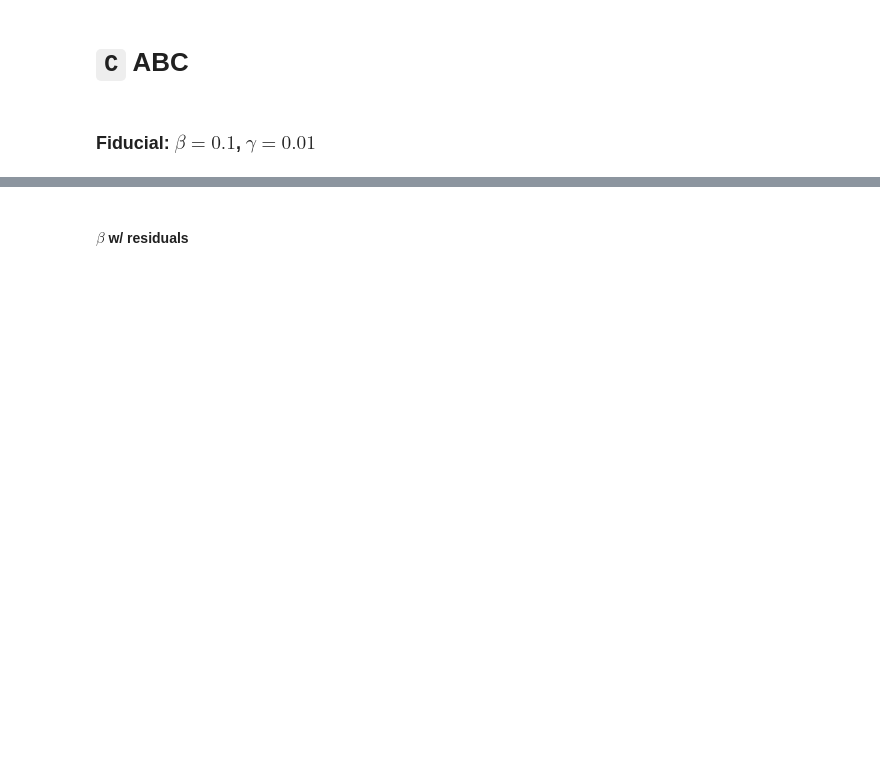
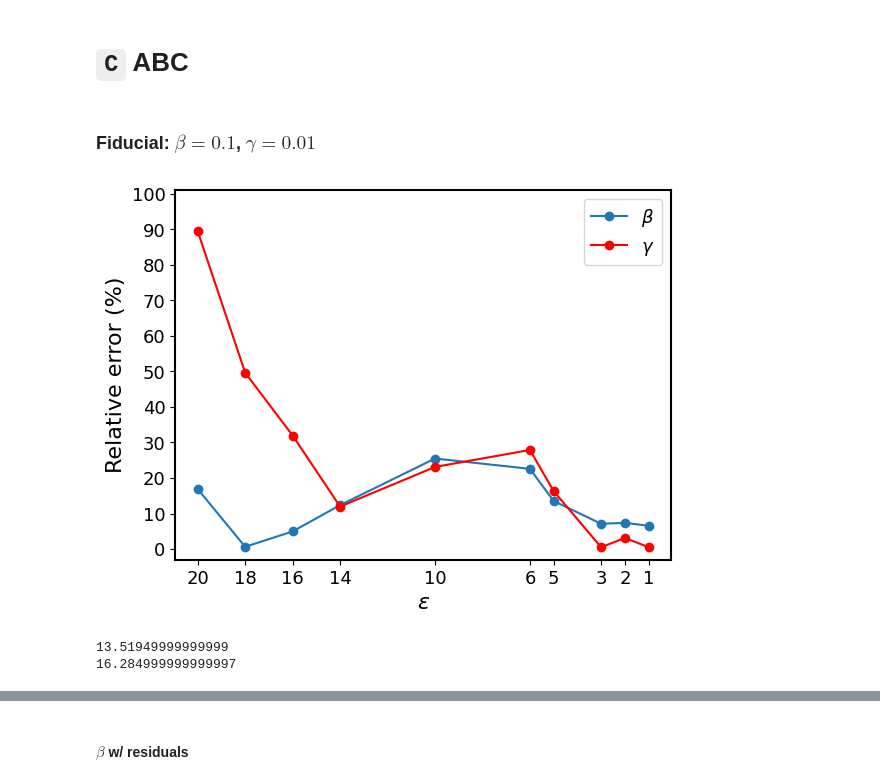
Before and after one commit to Berto70/abc_sir, a Jupyter notebook: py_code/abc_test.ipynb, the cells around one changed output, grey strips where cells are left out. Cells and saved outputs as stored; diff of their text form; code cells hidden in the pictures; blank space fills up the shorter version.

Commit message:
some new plots

```diff
--- a/py_code/abc_test.ipynb
+++ b/py_code/abc_test.ipynb
@@ -105,32 +33,42 @@ data_iter = pd.read_csv(path + 'abc_10k_iter.csv')
 # %%
-mean_betas = []
-mean_gammas = []
-
 median_betas = []
 median_gammas = []
 
-mode_betas = []
-mode_gammas = []
-
 for data in data_list:
 
-    mean_betas.append(data['beta'].mean())
-    mean_gammas.append(data['gamma'].mean())
-
-    median_betas.append(data['beta'].median())
-    median_gammas.append(data['gamma'].median())
-
-    mode_betas.append(data['beta'].mode().values[0])
-    mode_gammas.append(data['gamma'].mode().values[0])
-
-mean_betas = np.array(mean_betas)
-mean_gammas = np.array(mean_gammas)
+    median_betas.append(data['beta'][data['flag']==1].median())
+    median_gammas.append(data['gamma'][data['flag']==1].median())
 
 median_betas = np.array(median_betas)
 median_gammas = np.array(median_gammas)
-
-mode_betas = np.array(mode_betas)
-mode_gammas = np.array(mode_gammas)
+# %%
+err_beta = np.abs(median_betas - 0.1)/0.1 * 100
+err_gamma = np.abs(median_gammas - 0.01)/0.01 * 100
+
+fig, ax = plt.subplots(1,1)
+
+eps_list = [20, 18, 16, 14, 10, 6, 5, 3, 2, 1]
+# x_ticks_pos = np.linspace(20, 0, len(eps_list))
+x_ticks_pos = [20, 18, 16, 14, 10, 6, 5, 3, 2, 1]
+
+plt.plot(eps_list, err_beta, 'o-', label=r'$\beta$', color='tab:blue')
+plt.plot(eps_list, err_gamma, 'o-', label=r'$\gamma$', color='red')
+plt.xlabel(r'$\epsilon$')
+plt.ylabel('Relative error (%)')
+ax.set_ylim(-3,101)
+ax.set_yticks([0,10,20,30,40,50,60,70,80,90,100])
+ax.invert_xaxis()
+ax.set_xticks(x_ticks_pos, eps_list)
+plt.legend()
+plt.show()
+# %% [output]
+[figure, added]
+# %%
+print(err_beta[6])
+print(err_gamma[6])
+# %% [output]
+13.51949999999999
+16.284999999999997
 # %%
 eps_list = [20, 18, 16, 14, 10, 6, 5, 3, 2, 1]
 # x_ticks_pos = np.linspace(20, 0, len(eps_list))
```
Also changed, not shown: parts of 23 cells of this notebook.
